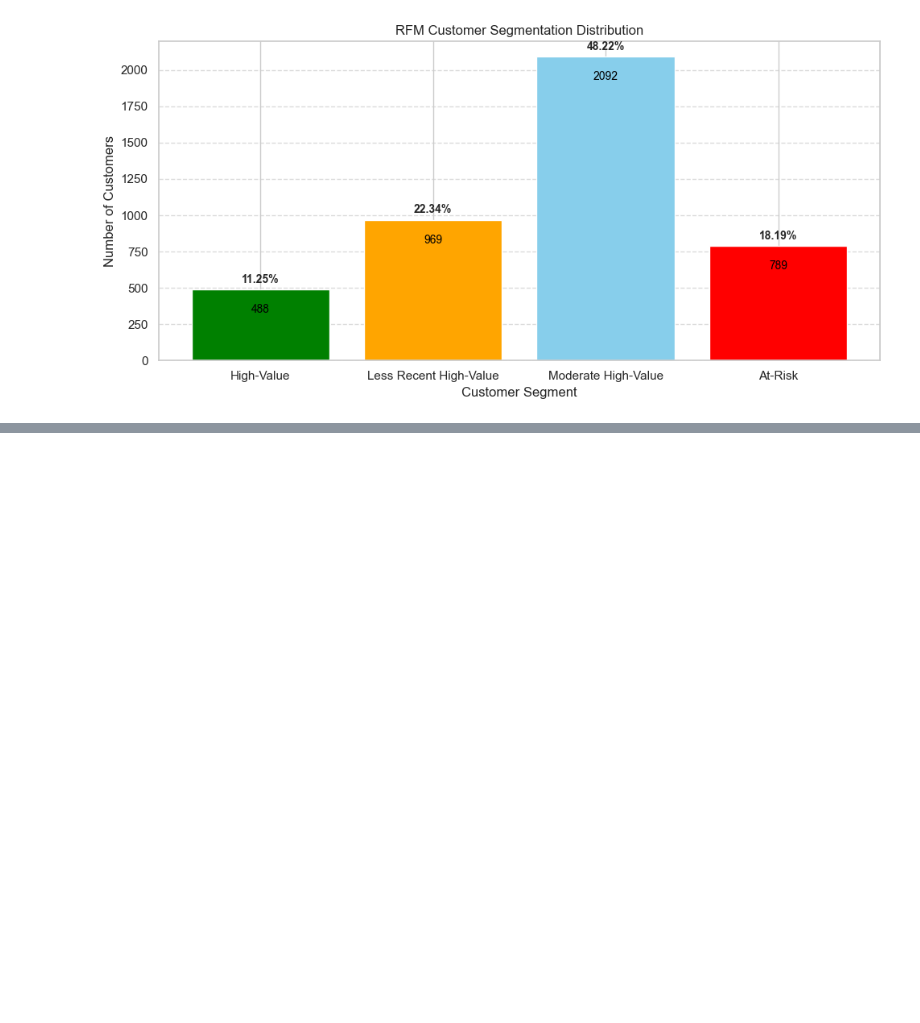
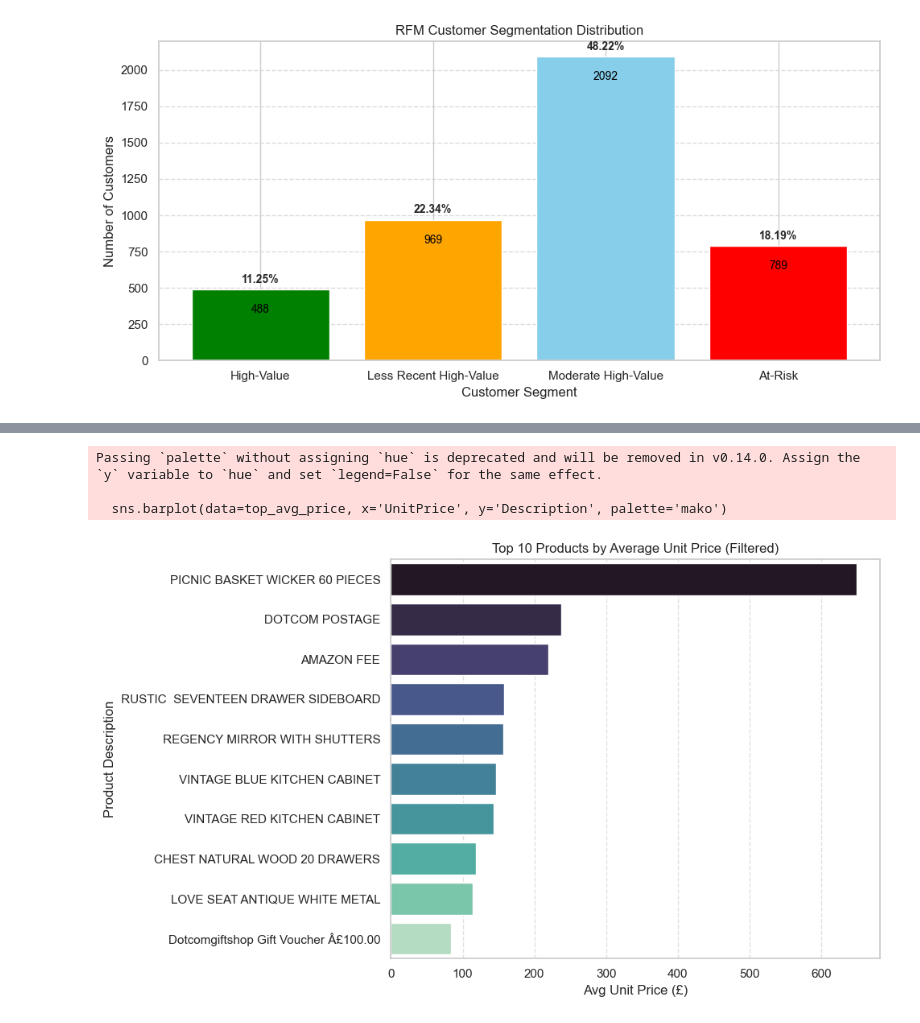
Before and after one commit to SelinaFischer/Project-1-Online-Retail-Transaction-Analysis, a Jupyter notebook: jupyter_notebooks/data_investigation.ipynb, the cells around one changed output, grey strips where cells are left out. Drawn from its saved outputs; the diff is of its cells as text; code cells hidden in the pictures; blank space fills up the shorter version.

```diff
--- a/jupyter_notebooks/data_investigation.ipynb
+++ b/jupyter_notebooks/data_investigation.ipynb
@@ -1705,0 +1734,26 @@ plt.show()
+# %%
+# Step 1: Remove extreme outliers in UnitPrice
+filtered_price_df = df_cleaned[df_cleaned['UnitPrice'] < 1000]  # adjust threshold if needed
+
+# Step 2: Group and plot top 10 products by average unit price
+top_avg_price = (
+    filtered_price_df.groupby('Description')['UnitPrice']
+    .mean()
+    .nlargest(10)
+    .reset_index()
+)
+
+# Step 3: Seaborn barplot
+plt.figure(figsize=(10, 6))
+sns.barplot(data=top_avg_price, x='UnitPrice', y='Description', palette='mako')
+plt.title('Top 10 Products by Average Unit Price (Filtered)')
+plt.xlabel('Avg Unit Price (£)')
+plt.ylabel('Product Description')
+plt.grid(axis='x', linestyle='--', alpha=0.6)
+plt.tight_layout()
+plt.show()
+# %% [output]
+Passing `palette` without assigning `hue` is deprecated and will be removed in v0.14.0. Assign the `y` variable to `hue` and set `legend=False` for the same effect.
+
+  sns.barplot(data=top_avg_price, x='UnitPrice', y='Description', palette='mako')
+[figure, added]
```
Also changed, not shown: parts of 33 cells of this notebook, 6 other files.
